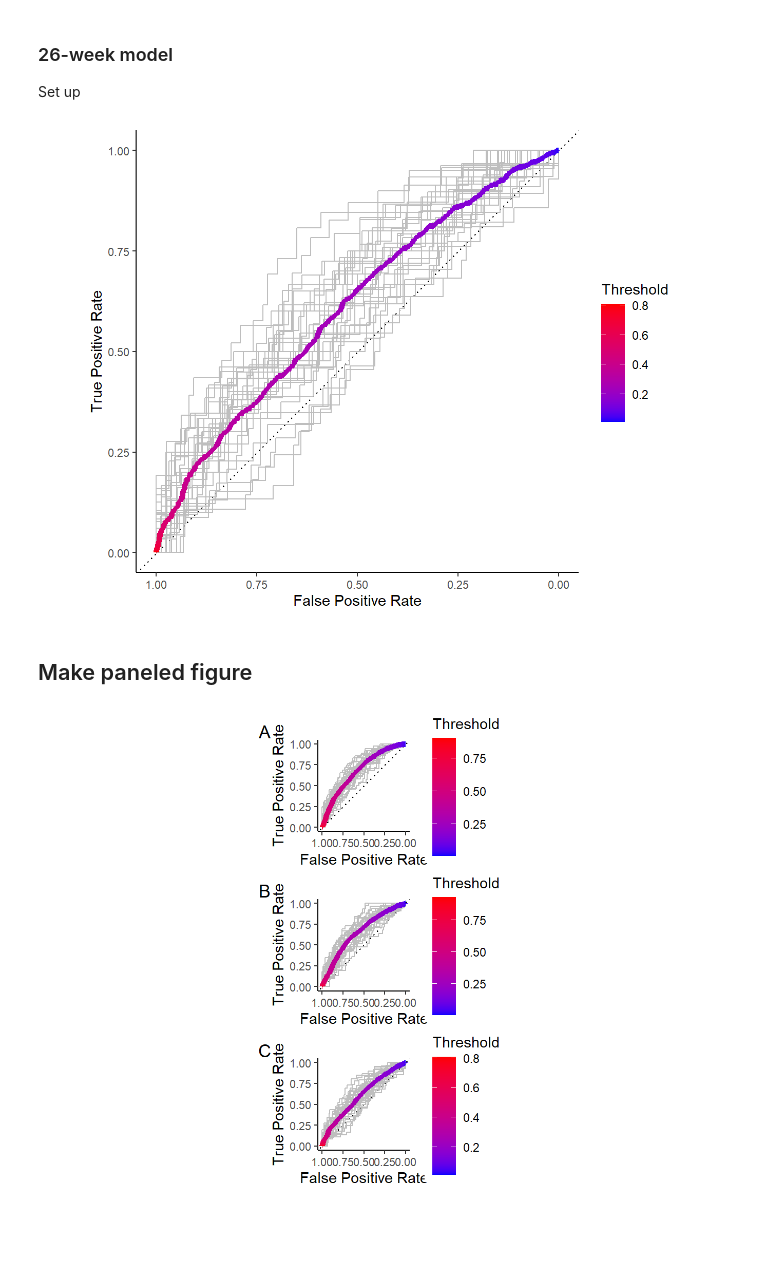
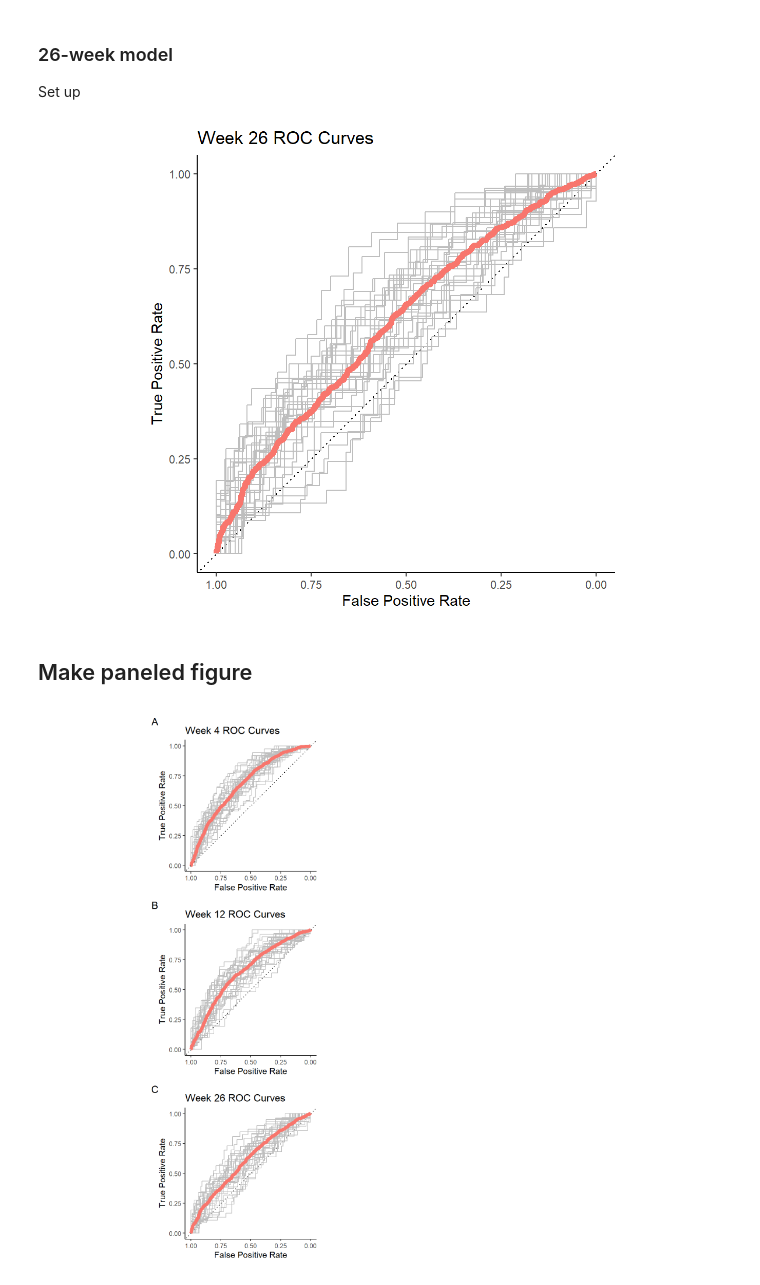
Before and after one commit to jjcurtin/study_match, a Jupyter notebook: notebooks/mak_fig_roc_supp.out.ipynb, the cells around one changed output. Drawn from its saved outputs; the diff is of its cells as text; code cells hidden in the pictures; blank space fills up the shorter version.

```diff
--- a/notebooks/mak_fig_roc_supp.out.ipynb
+++ b/notebooks/mak_fig_roc_supp.out.ipynb
@@ -136,11 +136,11 @@ for (i in 1:nrow(roc_folds4)) {
 #add full concatenated curve
 fig_roc_all_wk4 <- fig_roc_folds4 +
   geom_path(data = roc_data4,
-            mapping = aes(x = 1 - specificity, y = sensitivity, color = .threshold),
+            mapping = aes(x = 1 - specificity, y = sensitivity, color = "red"),
             linewidth = 2) +
-  scale_color_gradient(low="blue", high="red") +
-  labs(color = "Threshold",
-       x = "False Positive Rate")
+  labs(x = "False Positive Rate",
+       title = "Week 4 ROC Curves") +
+  theme(legend.position = "none")
 
 fig_roc_all_wk4
 # %% [output]
@@ -181,11 +181,11 @@ for (i in 1:nrow(roc_folds12)) {
 #add full concatenated curve
 fig_roc_all_wk12 <- fig_roc_folds12 +
   geom_path(data = roc_data12,
-            mapping = aes(x = 1 - specificity, y = sensitivity, color = .threshold),
+            mapping = aes(x = 1 - specificity, y = sensitivity, color = "red"),
             linewidth = 2) +
-  scale_color_gradient(low="blue", high="red") +
-  labs(color = "Threshold",
-       x = "False Positive Rate")
+  labs(x = "False Positive Rate",
+       title = "Week 12 ROC Curves") +
+  theme(legend.position = "none")
 
 fig_roc_all_wk12
 # %% [output]
@@ -226,24 +226,23 @@ for (i in 1:nrow(roc_folds26)) {
 #add full concatenated curve
 fig_roc_all_wk26 <- fig_roc_folds26 +
   geom_path(data = roc_data26,
-            mapping = aes(x = 1 - specificity, y = sensitivity, color = .threshold),
+            mapping = aes(x = 1 - specificity, y = sensitivity, color = "red"),
             linewidth = 2) +
-  scale_color_gradient(low="blue", high="red") +
-  labs(color = "Threshold",
-       x = "False Positive Rate")
+  labs(x = "False Positive Rate",
+       title = "Week 26 ROC Curves") +
+  theme(legend.position = "none")
 
 fig_roc_all_wk26
 # %% [output]
-[figure, old version]
+[figure, new version]
 # %% [markdown]
 ## Make paneled figure
 # %%
 
 fig_roc_all <- fig_roc_all_wk4 + fig_roc_all_wk12 + fig_roc_all_wk26 +
-  plot_layout(ncol = 1,
-              guides = "keep") +
+  plot_layout(ncol = 1) +
   plot_annotation(tag_levels = "A")
 
 fig_roc_all
 # %% [output]
-[figure, old version]
+[figure, new version]
```
Also changed, not shown: parts of 3 cells of this notebook, 47 other files.
